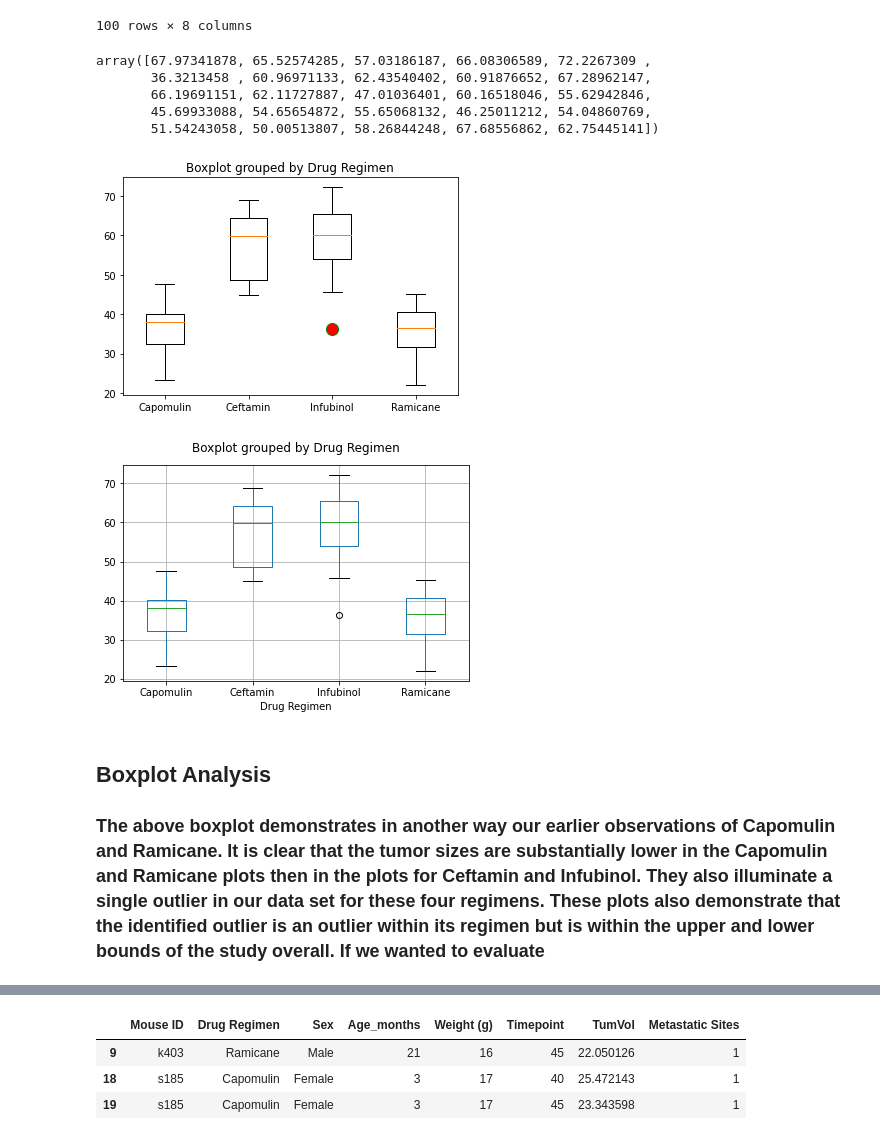
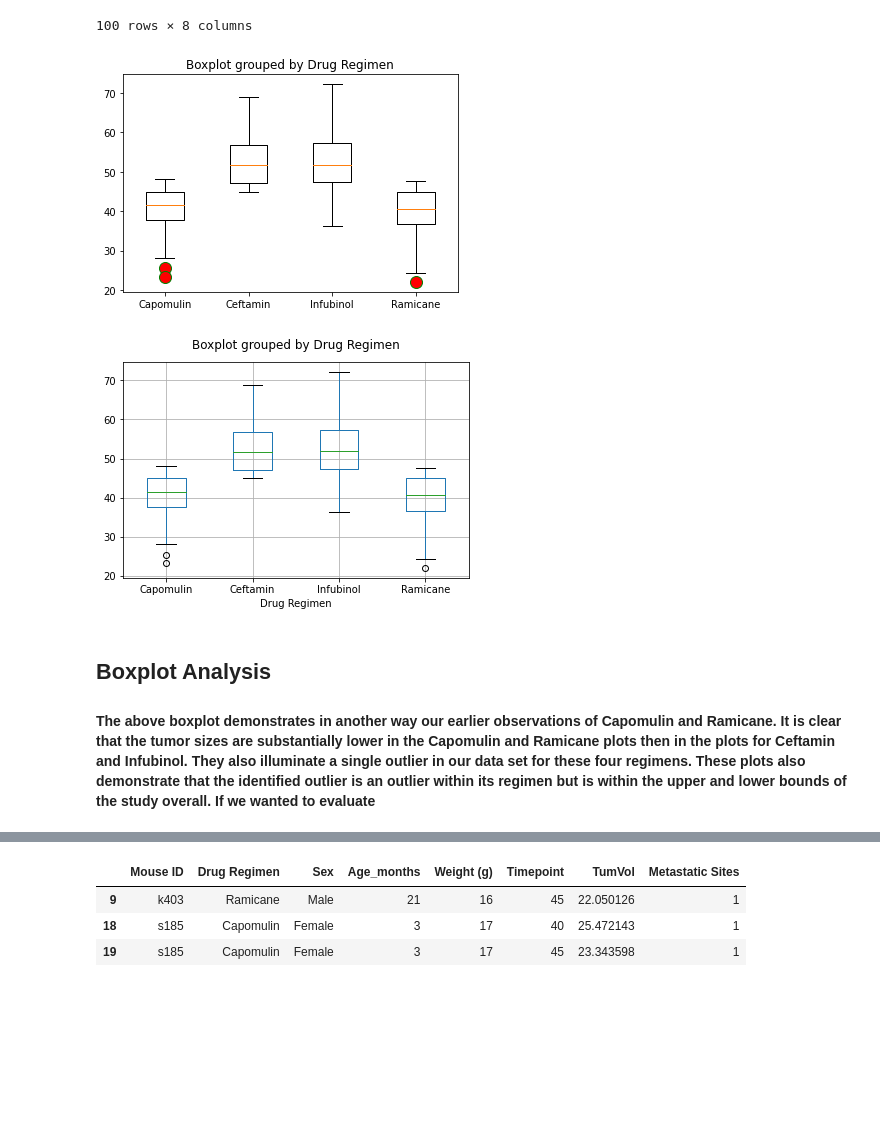
Before and after one commit to LAFF1/Matplotlib-Challenge, a Jupyter notebook: Pymaceuticals/pymaceuticals.ipynb, the cells around one changed output, grey strips where cells are left out. Drawn from its saved outputs; the diff is of its cells as text; code cells hidden in the pictures; blank space fills up the shorter version.

Commit message:
Update boxplot data source

```diff
--- a/Pymaceuticals/pymaceuticals.ipynb
+++ b/Pymaceuticals/pymaceuticals.ipynb
@@ -261,6 +261,7 @@ Select_Reg = SC.loc[(SC['Drug Regimen'] == 'Capomulin')|
                     (SC['Drug Regimen'] == 'Infubinol')|
                     (SC['Drug Regimen'] == 'Ceftamin')]
 
+Select_box = pd.DataFrame(Select_Reg)
 
 # Start by getting the last (greatest) timepoint for each mouse
 Select_Reg = pd.DataFrame(Select_Reg.groupby(['Drug Regimen', 'Mouse ID'])['Timepoint'].max())
@@ -285,29 +286,22 @@ Select_Reg_merge
 # %%
 # PLot the final tumor values for the four regimens of interest
 # Collect results for regimens
-drug1 = Select_Reg_merge.loc[Select_Reg_merge['Drug Regimen']=='Capomulin', 'Tumor Volume (mm3)'].values
-drug2 = Select_Reg_merge.loc[Select_Reg_merge['Drug Regimen']=='Ramicane', 'Tumor Volume (mm3)'].values
-drug3 = Select_Reg_merge.loc[Select_Reg_merge['Drug Regimen']=='Infubinol', 'Tumor Volume (mm3)'].values
-drug4 = Select_Reg_merge.loc[Select_Reg_merge['Drug Regimen']=='Ceftamin', 'Tumor Volume (mm3)'].values
-
+drug1 = SC.loc[SC['Drug Regimen']=='Capomulin', 'Tumor Volume (mm3)'].values
+drug2 = SC.loc[SC['Drug Regimen']=='Ramicane', 'Tumor Volume (mm3)'].values
+drug3 = SC.loc[SC['Drug Regimen']=='Infubinol', 'Tumor Volume (mm3)'].values
+drug4 = SC.loc[SC['Drug Regimen']=='Ceftamin', 'Tumor Volume (mm3)'].values
 
 # PLot using pyplot
 plt.title('Boxplot grouped by Drug Regimen')
 fliers = dict(marker='o', markerfacecolor='r', markersize=12, linestyle='none', markeredgecolor='g')
 plt.boxplot([drug1, drug4, drug3, drug2], labels=['Capomulin', 'Ceftamin', 'Infubinol', 'Ramicane'], flierprops=fliers)
 
 # plot using pandas
-Select_Reg_merge.boxplot(column='Tumor Volume (mm3)', by = 'Drug Regimen');
+Select_box.boxplot(column='Tumor Volume (mm3)', by='Drug Regimen');
 plt.title(''); # clean-up title overlap
-drug3
 # %% [output]
-array([67.97341878, 65.52574285, 57.03186187, 66.08306589, 72.2267309 ,
-       36.3213458 , 60.96971133, 62.43540402, 60.91876652, 67.28962147,
-       66.19691151, 62.11727887, 47.01036401, 60.16518046, 55.62942846,
-       45.69933088, 54.65654872, 55.65068132, 46.25011212, 54.04860769,
-       51.54243058, 50.00513807, 58.26844248, 67.68556862, 62.75445141])
-[figure, old version]
+[figure, new version]
-[figure, old version]
+[figure, new version]
 # %% [markdown]
 ## Boxplot Analysis
-### The above boxplot demonstrates in another way our earlier observations of Capomulin and Ramicane. It is clear that the tumor sizes are substantially lower in the Capomulin and Ramicane plots then in the plots for Ceftamin and Infubinol. They also illuminate a single outlier in our data set for these four regimens. These plots also demonstrate that the identified outlier is an outlier within its regimen but is within the upper and lower bounds of the study overall. If we wanted to evaluate
+#### The above boxplot demonstrates in another way our earlier observations of Capomulin and Ramicane. It is clear that the tumor sizes are substantially lower in the Capomulin and Ramicane plots then in the plots for Ceftamin and Infubinol. They also illuminate a single outlier in our data set for these four regimens. These plots also demonstrate that the identified outlier is an outlier within its regimen but is within the upper and lower bounds of the study overall. If we wanted to evaluate
```
Also changed, not shown: parts of 9 cells of this notebook.
